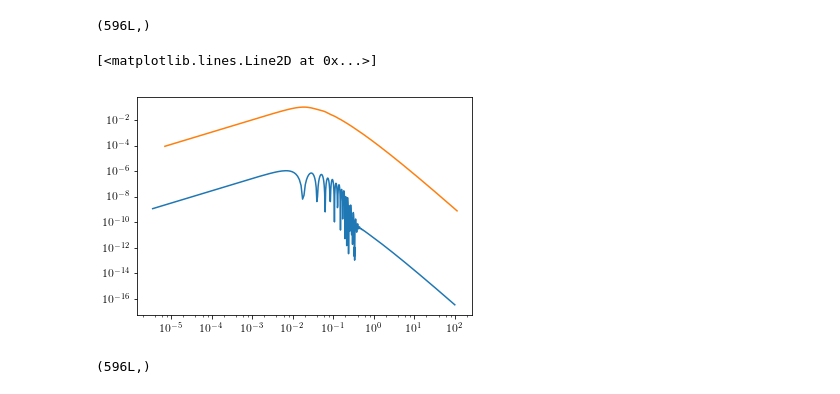
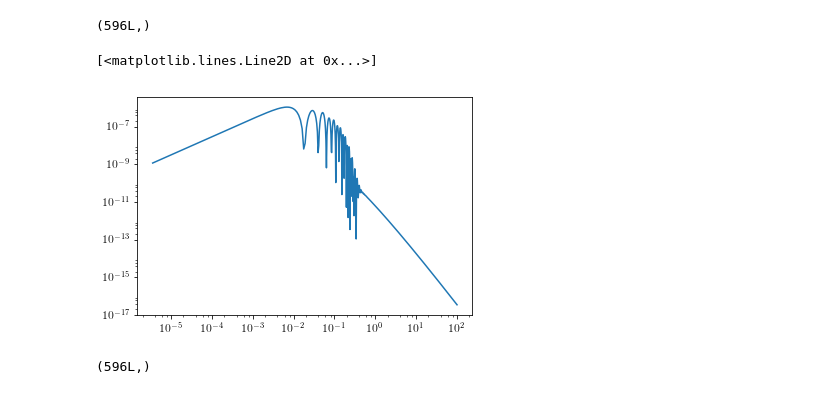
Before and after one commit to cmbant/notebooks, a Jupyter notebook: EmissionAngle.ipynb, the cells around one changed output. Drawn from its saved outputs; the diff is of its cells as text; code cells hidden in the pictures.

Commit message:
EmissionAngle update for latest CAMB

```diff
--- a/EmissionAngle.ipynb
+++ b/EmissionAngle.ipynb
@@ -33,11 +39,9 @@ print plt.matplotlib.__version__
 # %%
-
 #Get matter power spectrum interpolation objects for fiducial model
 kmax=100
 lmax=20000
-acc=2 #(change back to 1 unless you need high accuracy - much faster)
+acc=2
 nz = 200*acc
-nz_bi=200*acc
 pars = camb.CAMBparams()
 tag=''
 pars.set_cosmology(H0=66.88, ombh2=0.02214, omch2=0.1207, tau=0.0581)
@@ -47,21 +51,10 @@ results= camb.get_background(pars)
 ztag = 'star'
 chistar = results.conformal_time(0)- model.tau_maxvis.value
 zmax = results.redshift_at_comoving_radial_distance(chistar)
-k_per_logint = None
-Pdelta = camb.get_matter_power_interpolator(pars, nonlinear=NL,
-    hubble_units=False, k_hunit=False, kmax=kmax,k_per_logint=k_per_logint,
-    var1=model.Transfer_cdm,var2=model.Transfer_cdm, zmax=zmax)
-
-PKlin, PKlin_z, PKlin_k = camb.get_matter_power_interpolator(pars, nonlinear=False,
-    hubble_units=False, k_hunit=False, kmax=kmax,k_per_logint=k_per_logint,
-    var1=model.Transfer_nonu,var2=model.Transfer_nonu, zmax=zmax, return_z_k=True)
 PK = camb.get_matter_power_interpolator(pars, nonlinear=NL,
-    hubble_units=False, k_hunit=False, kmax=kmax,k_per_logint=k_per_logint,
+    hubble_units=False, k_hunit=False, kmax=kmax,
     var1=model.Transfer_Weyl,var2=model.Transfer_Weyl, zmax=zmax)
 
-PKX = camb.get_matter_power_interpolator(pars, nonlinear=NL,
-    hubble_units=False, k_hunit=False, kmax=kmax,k_per_logint=k_per_logint,
-    var1=model.Transfer_tot,var2=model.Transfer_Weyl, zmax=zmax)
 print pars
 # %% [output]
 WantCls = 1
@@ -856,10 +608,9 @@ print kvel.shape
 (596L,)
 # %%
 plt.loglog(kvel,kvel**2*Pvel)
-plt.loglog(PKlin_k,(PKlin.P(zmax,PKlin_k,grid=False)))
 # %% [output]
 [<matplotlib.lines.Line2D at 0x...>]
-[figure, old version]
+[figure, new version]
 # %%
 Pvelstar=Pvel*kvel**3/2/np.pi**2
 Pvelsp = UnivariateSpline(kvel, Pvelstar, s=0)
```
Also changed, not shown: parts of 57 cells of this notebook.
